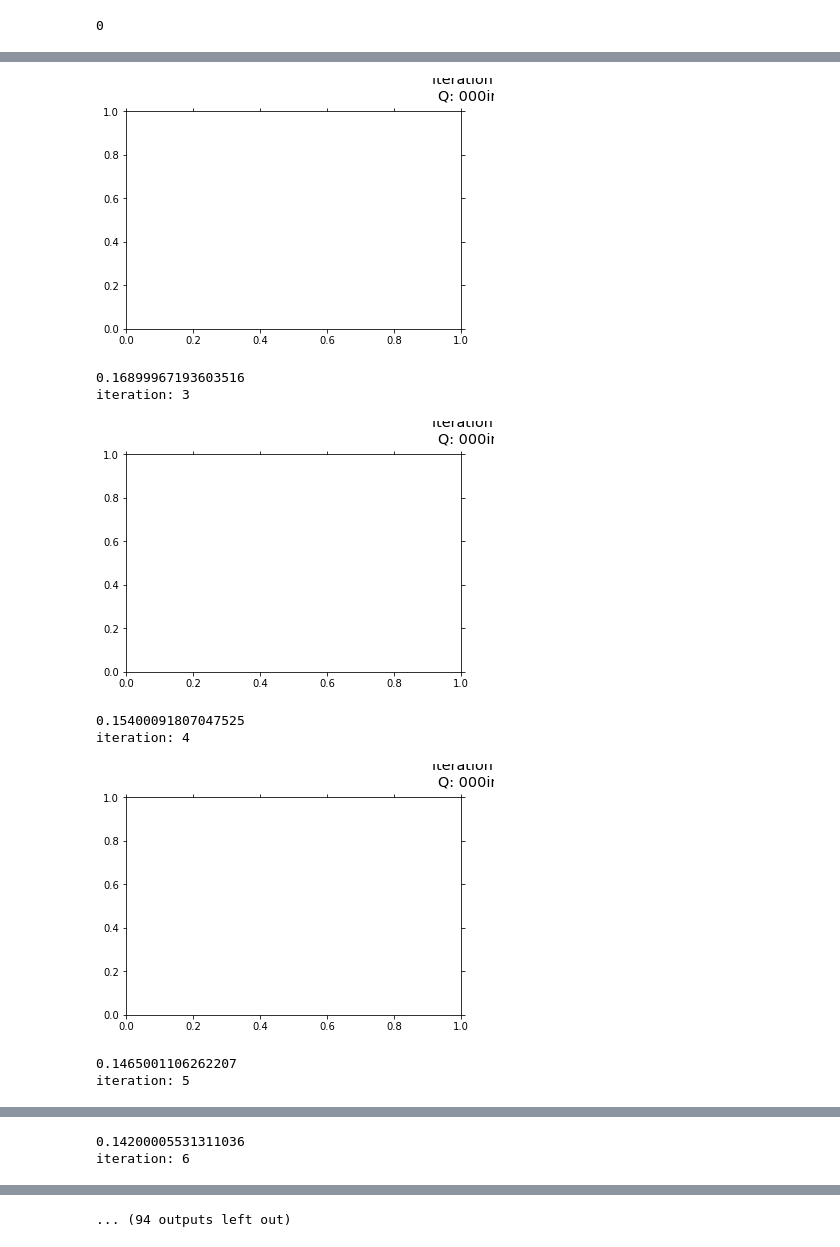
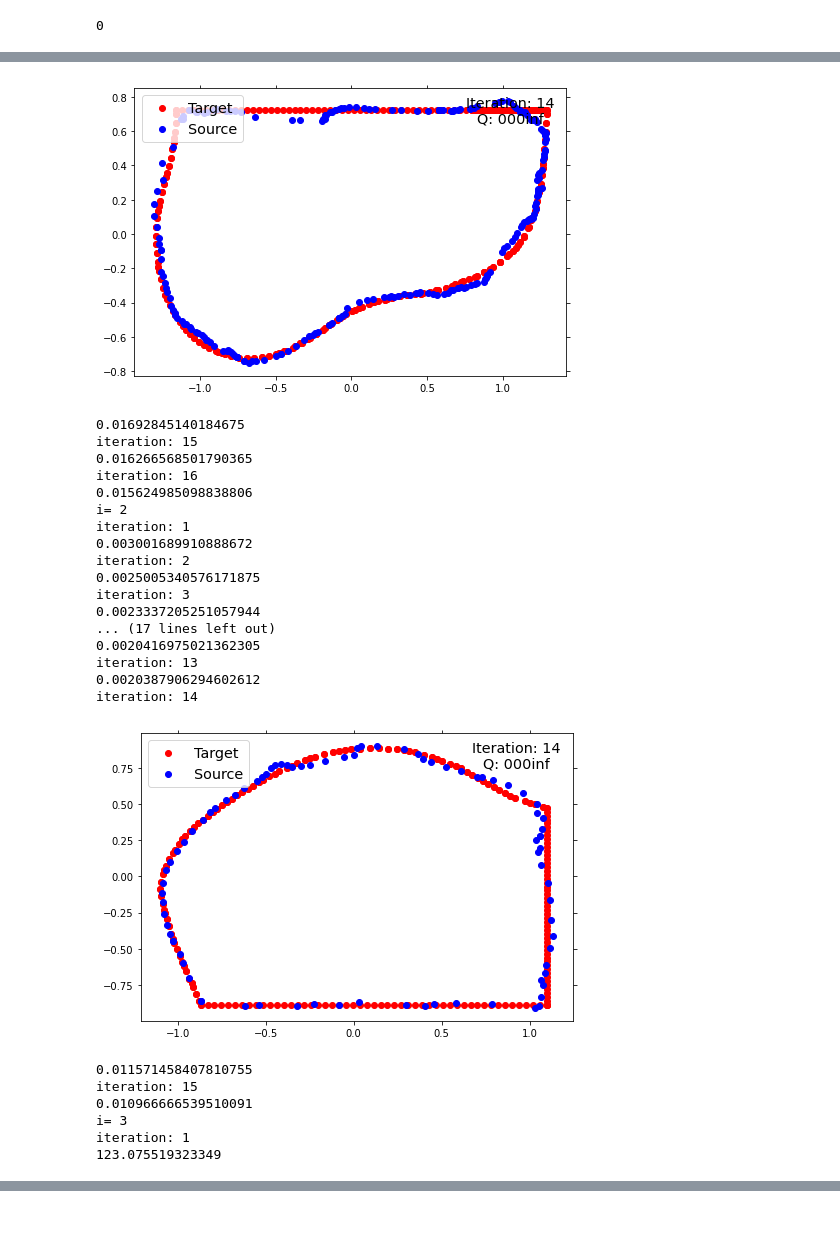
Before and after one commit to AlexHTW/mpi_beleg_4, a Jupyter notebook: registration.ipynb, the cells around one changed output, grey strips where cells are left out. Drawn from its saved outputs; the diff is of its cells as text; code cells hidden in the pictures; blank space fills up the shorter version.

Commit message:
DeformableTransformation stuff

```diff
--- a/registration.ipynb
+++ b/registration.ipynb
@@ -734,17 +776,20 @@ from pycpd import DeformableRegistration
 
 def visualize(iteration, error, X, Y, ax):
     print("iteration:" ,iteration)
-    plt.cla()
-    ax.scatter(X[:, 0],  X[:, 1], color='red', label='Target')
-    ax.scatter(Y[:, 0],  Y[:, 1], color='blue', label='Source')
-    plt.text(0.87, 0.92, 'Iteration: {:d}\nQ: {:06.4f}'.format(
-        iteration, error), horizontalalignment='center', verticalalignment='center', transform=ax.transAxes, fontsize='x-large')
-    ax.legend(loc='upper left', fontsize='x-large')
-    plt.draw()
-    plt.pause(0.001)
+    if(iteration==14):
+        plt.cla()
+        ax.scatter(X[:, 0],  X[:, 1], color='red', label='Target')
+        ax.scatter(Y[:, 0],  Y[:, 1], color='blue', label='Source')
+        plt.text(0.87, 0.92, 'Iteration: {:d}\nQ: {:06.4f}'.format(
+            iteration, error), horizontalalignment='center', verticalalignment='center', transform=ax.transAxes, fontsize='x-large')
+        ax.legend(loc='upper left', fontsize='x-large')
+        plt.draw()
+        plt.pause(0.001)
     end = time.time()
     print((end - start)/iteration)
+
 for i in range(len(x_edited_cuts)):
+    print("i=",i)
     Y = np.array([collection_x_anns[i],collection_y_anns[i]])
     X = np.array([x_edited_cuts[i].tolist(),y_edited_cuts[i].tolist()])
     X=np.swapaxes(X, 0, 1)
@@ -773,9 +849,25 @@ iteration: 2
-[figure, old version]
+[figure, new version]
-0.16899967193603516
+0.01692845140184675
+iteration: 15
+0.016266568501790365
+iteration: 16
+0.015624985098838806
+i= 2
+iteration: 1
+0.003001689910888672
+iteration: 2
+0.0025005340576171875
 iteration: 3
+0.0023337205251057944
+... (17 lines left out)
+0.0020416975021362305
+iteration: 13
+0.0020387906294602612
+iteration: 14
-[figure, old version]
+[figure, new version]
-0.15400091807047525
-iteration: 4
+0.011571458407810755
+iteration: 15
+0.010966666539510091
+i= 3
+iteration: 1
+123.075519323349
-[figure, removed]
-0.1465001106262207
-iteration: 5
@@ -783,2 +873,0 @@ iteration: 5
-0.14200005531311036
-iteration: 6
@@ -786 +873,0 @@ iteration: 6
-... (94 outputs left out)
```
Also changed, not shown: parts of 11 cells of this notebook.
